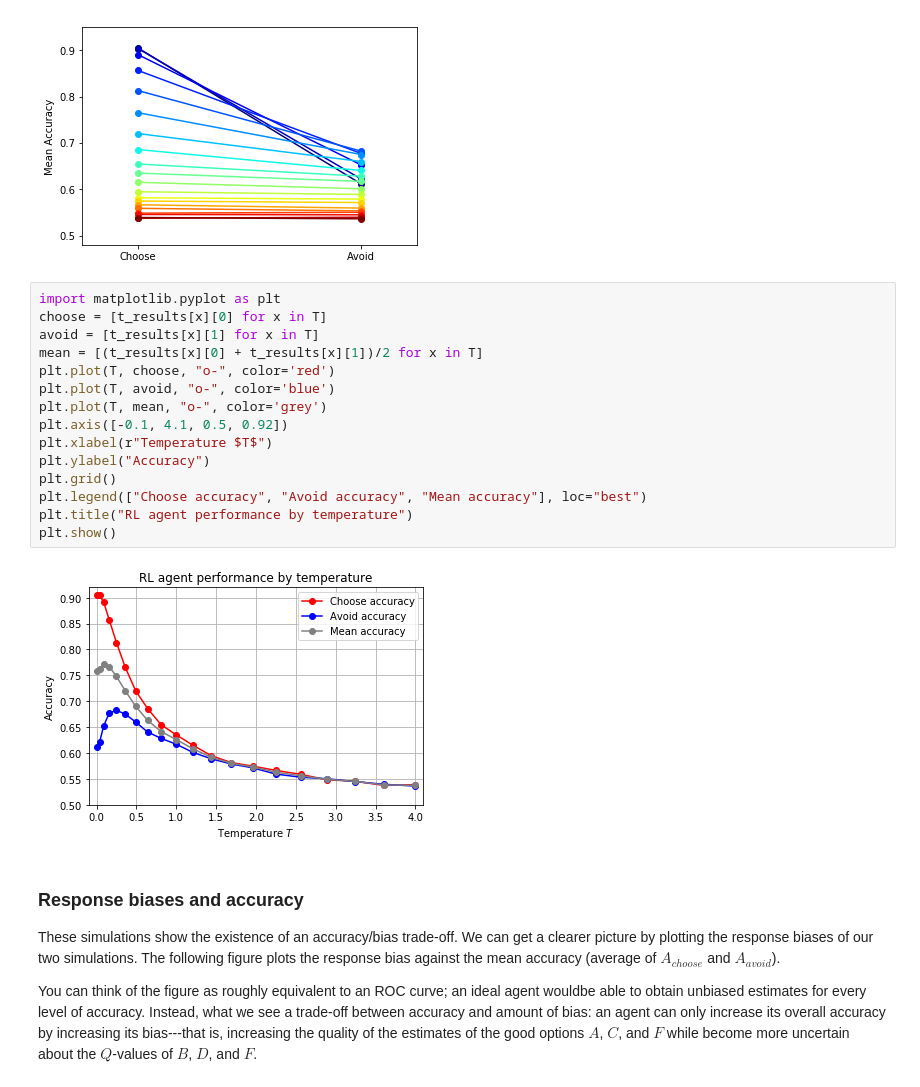
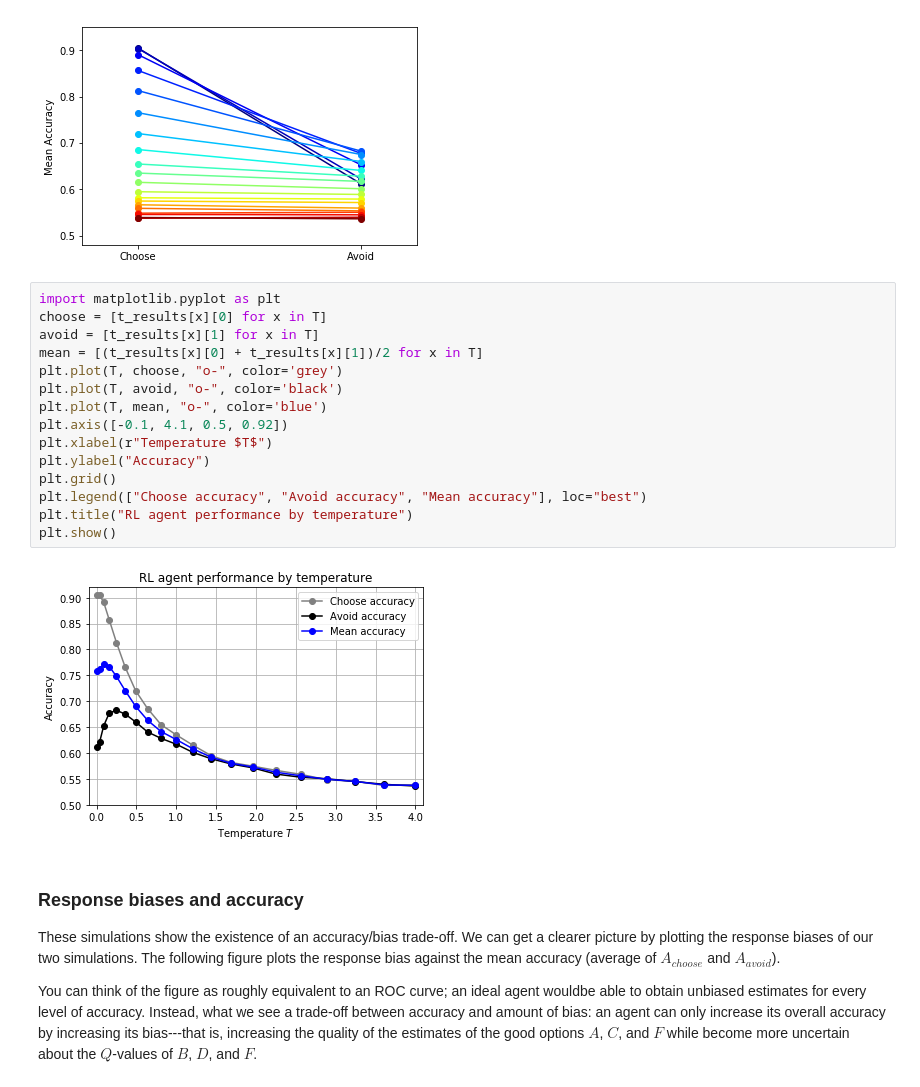
Before and after one commit to TheRealDrDre/RLBG, a Jupyter notebook: Simulations+Results.ipynb, the cells around one changed output. Saved outputs shown, nothing was run; the diff lists cells and outputs as text.

```diff
--- a/Simulations+Results.ipynb
+++ b/Simulations+Results.ipynb
@@ -161,20 +161,20 @@ bgp.plot_results(t_results, T)
 # %%
 import matplotlib.pyplot as plt
 choose = [t_results[x][0] for x in T]
 avoid = [t_results[x][1] for x in T]
 mean = [(t_results[x][0] + t_results[x][1])/2 for x in T]
-plt.plot(T, choose, "o-", color='red')
-plt.plot(T, avoid, "o-", color='blue')
-plt.plot(T, mean, "o-", color='grey')
+plt.plot(T, choose, "o-", color='grey')
+plt.plot(T, avoid, "o-", color='black')
+plt.plot(T, mean, "o-", color='blue')
 plt.axis([-0.1, 4.1, 0.5, 0.92])
 plt.xlabel(r"Temperature $T$")
 plt.ylabel("Accuracy")
 plt.grid()
 plt.legend(["Choose accuracy", "Avoid accuracy", "Mean accuracy"], loc="best")
 plt.title("RL agent performance by temperature")
 plt.show()
 # %% [output]
-[figure, old version]
+[figure, new version]
 # %% [markdown]
 ### Response biases and accuracy
 
```
Also changed, not shown: parts of 3 cells of this notebook, 7 other files.
